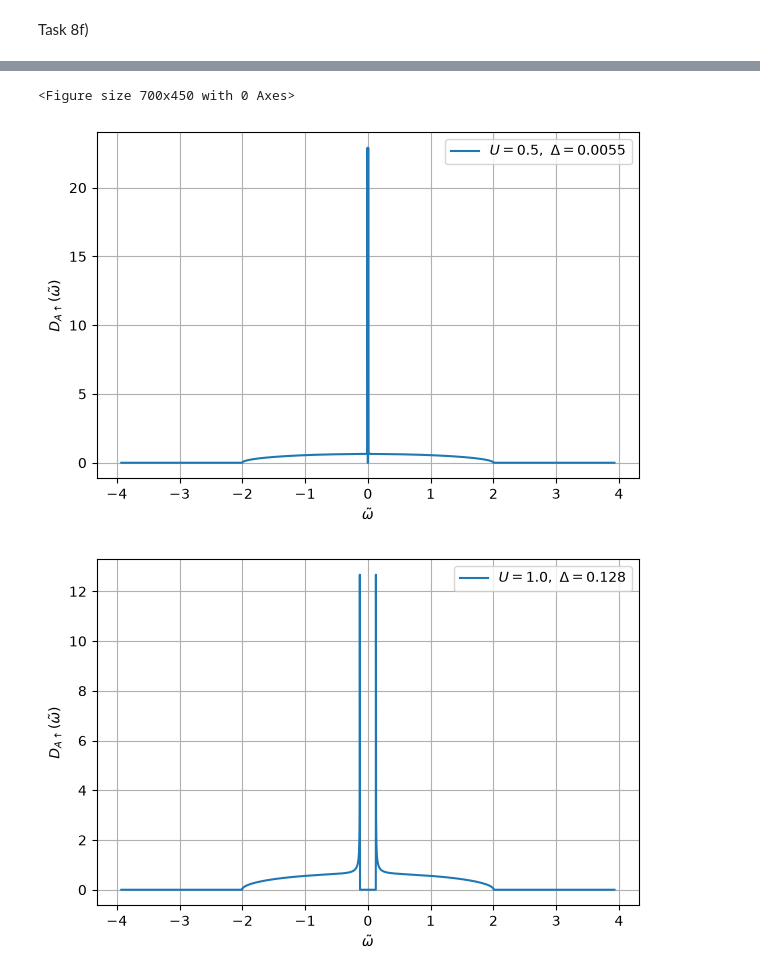
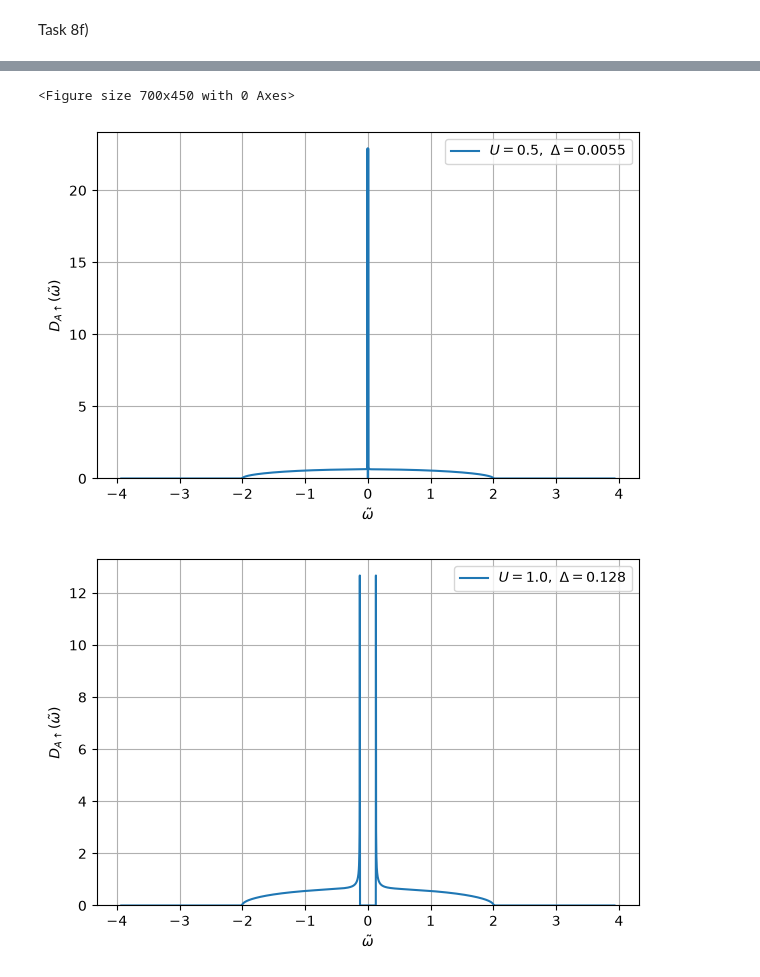
Before and after one commit to mariette03/machine_learning_cc, a Jupyter notebook: qmcdNEWMAYBE.ipynb, the cells around one changed output, grey strips where cells are left out. Saved outputs shown, nothing was run; the diff lists cells and outputs as text; code cells hidden in the pictures.

```diff
--- a/qmcdNEWMAYBE.ipynb
+++ b/qmcdNEWMAYBE.ipynb
@@ -226,12 +257,0 @@ plt.show()
-# %%
-omega = 10000
-Delta = 1
-x = 0.1
-principal_root = solve_for_G_cardano(Delta, x, omega)
-rotation = -0.5 + 3**(1/2)/2 *1j
-root1 = principal_root * rotation
-root2 = root1 * rotation
-print(principal_root)
-print(root1)
-print(root2)
-print(1/omega)
@@ -297,17 +257,0 @@ def DoS_fermi_level(Delta, x):
-# %%
-Deltas = [0, 0.1, 0.5, 1, 1.2, 1.5, 2, 3] # mit Energieeinheit abgleichen! TODO
-# Delta << 1     weak disorder / small on-site contrast
-# Delta ~ 1      moderate disorder
-# Delta > 1–2    strong disorder, possible band splitting / gap opening
-
-# TODO diskutieren: Ob ein Gap bei ω=0 entsteht, hängt aber nicht nur von Δ, sondern auch von K, V und x ab. Wenn dein ungestörtes Band etwa
-# breit ist, dann muss Δ groß genug sein, um die zwei Bestandteile spektral deutlich zu trennen. Daher sind On-site-Energien der Größenordnung 0 bis ein paar V typische sinnvolle Werte.
-xs = np.linspace(0.0, 1.0, 100)
-
-for Delta in Deltas:
-    DoSs = []
-    for x in xs:
-        DoSs.append(DoS_fermi_level(Delta, x)) # TODO ausgeben lassen wenn DoS actually 0 ist
-    plt.plot(xs, DoSs, label=f"Delta is {Delta}")
-    plt.legend()
-    plt.show()
@@ -405,9 +340,8 @@ def calculate_D_A_up(omega, Delta):
 
     return D
 # %%
-import pandas as pd
-
 U_targets = np.array([0.5, 1, 4])
+print(len(U_values))
 
 rows = []
 
@@ -418,7 +352,7 @@ for U_target in U_targets:
         "U_target": U_target,
         "U_nearest": U_values[idx],
         "Delta": Delta_values[idx],
-        "|mu|": mu_values[idx],
+        "mu": mu_values[idx],
     })
 
 df_U_values = pd.DataFrame(rows)
@@ -445,6 +380,7 @@ for U, Delta in zip(df_U_values["U_target"], df_U_values["Delta"]):
     plt.xlabel(r"$\tilde{\omega}$")
     plt.ylabel(r"$D_{A\uparrow}(\tilde{\omega})$")
     plt.grid(True)
+    plt.ylim(0, None)
     plt.legend()
     plt.show()
 # %% [output]
@@ -460,25 +396,26 @@ def calculate_D(omega, Delta):
 # %%
 plt.figure(figsize=(7, 4.5))
 
 for U, Delta in zip(df_U_values["U_target"], df_U_values["Delta"]):
     omega_max = 1.05 * max(np.sqrt(Delta**2 + 4) for Delta in Delta_values)
     omega = np.linspace(-omega_max, omega_max, 5000)
 
     plt.figure(figsize=(7, 4.5))
 
     D = calculate_D(omega, Delta)
 
     plt.plot(
         omega,
         D,
         label=fr"$U={U},\ \Delta={Delta:.3g}$"
     )
     plt.xlabel(r"$\tilde{\omega}$")
     plt.ylabel(r"$D_{A\uparrow}(\tilde{\omega})$")
     plt.grid(True)
-    plt.legend()
+    plt.ylim(0, None)
+    plt.legend(loc="upper right")
     plt.show()
 # %% [output]
 <Figure size 700x450 with 0 Axes>
-[figure, old version]
+[figure, new version]
-[figure, old version]
+[figure, new version]
```
Also changed, not shown: parts of 13 cells of this notebook.
